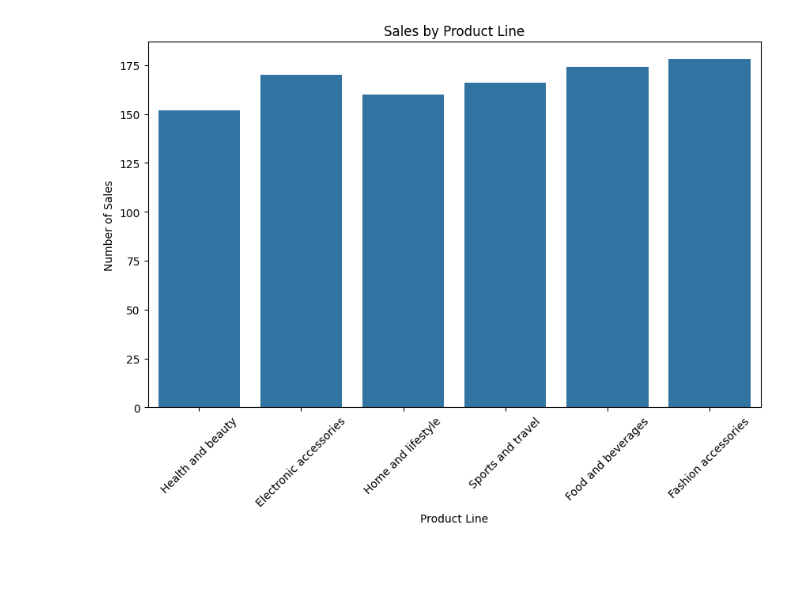
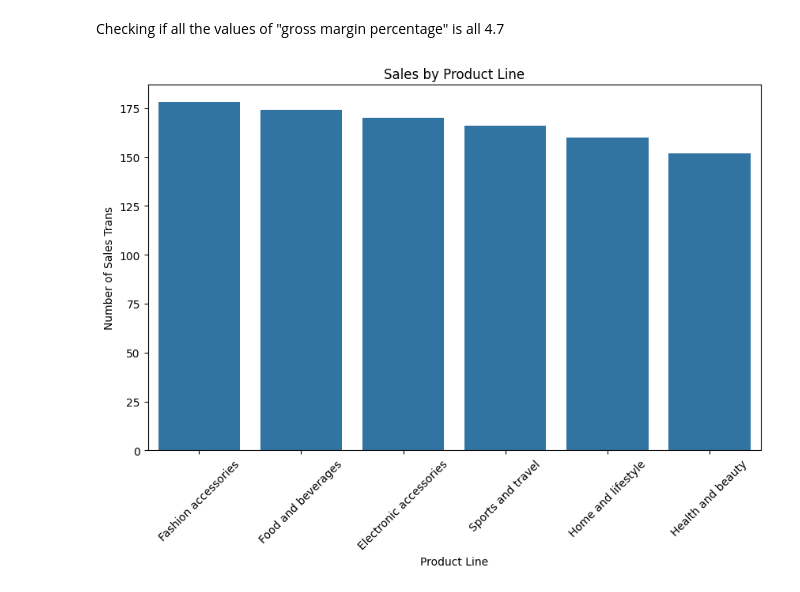
Before and after one commit to Chao-Meng/python-column-chart, a Jupyter notebook: Group7.ipynb, the cells around one changed output. Cells and saved outputs as stored; diff of their text form; code cells hidden in the pictures; blank space fills up the shorter version.

```diff
--- a/Group7.ipynb
+++ b/Group7.ipynb
@@ -20,14 +122,17 @@ df.head()
+# %% [markdown]
+Checking if all the values of "gross margin percentage" is all 4.7
 # %%
 # using seaborn to generate the chart
+counts = df['Product line'].value_counts().sort_values(ascending=False)
 plt.figure(figsize=(10, 6))
-sns.countplot(data=df, x='Product line')
+sns.countplot(data=df, x='Product line',order=counts.index)
 plt.title('Sales by Product Line')
 plt.xlabel('Product Line')
-plt.ylabel('Number of Sales')
+plt.ylabel('Number of Sales Trans')
 plt.xticks(rotation=45)
 plt.show()
 # %% [output]
-[figure, old version]
+[figure, new version]
 # %%
 # using matplotlib
 plt.figure(figsize=(10, 6))
```
Also changed, not shown: parts of 17 cells of this notebook.
